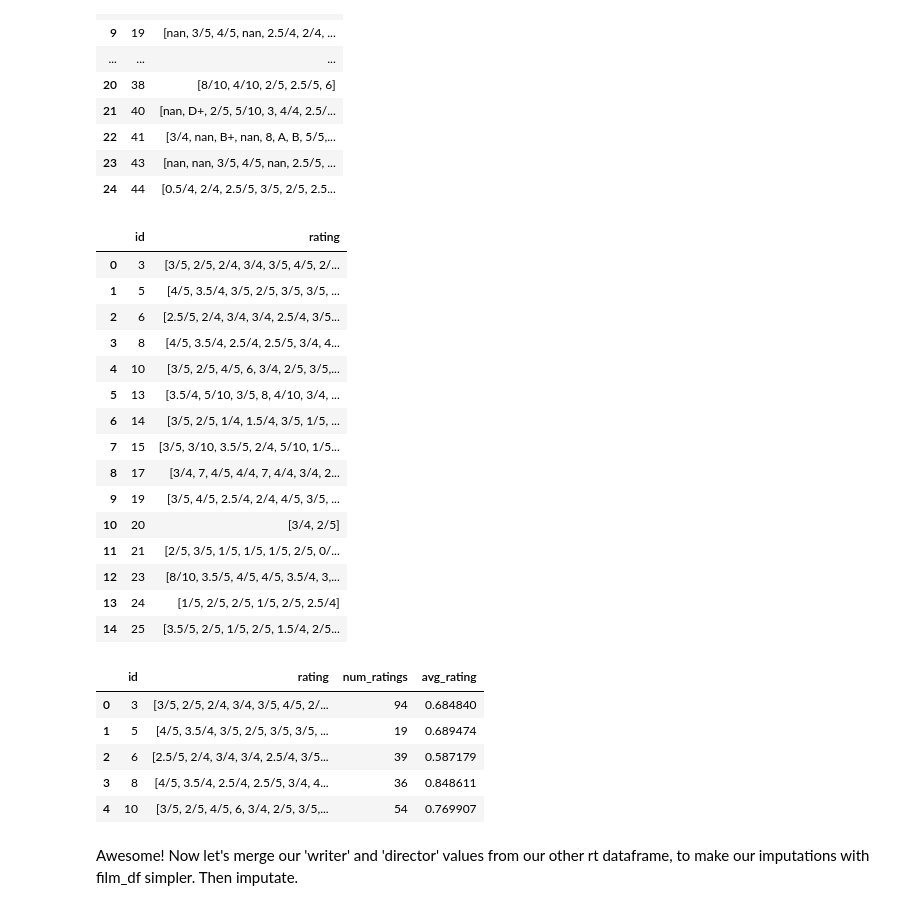
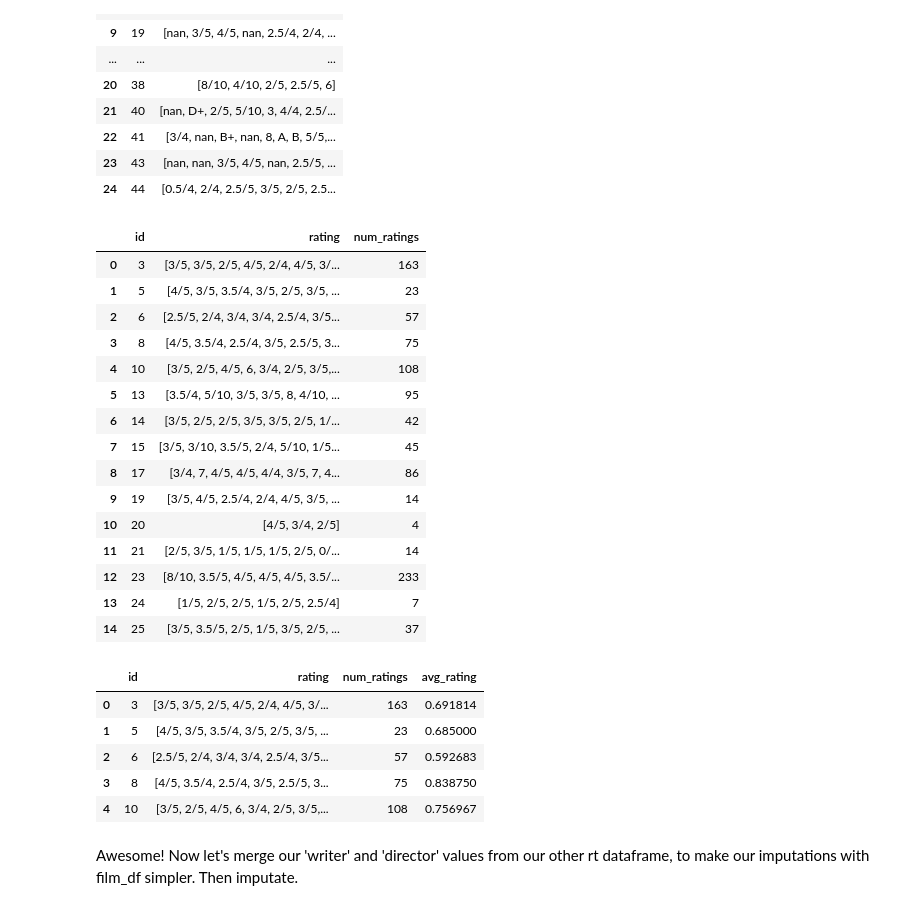
Before and after one commit to emmascotson/Movie-Data-Analysis, a Jupyter notebook: notebooks/exploratory.ipynb, the cells around one changed output. Cells and saved outputs as stored; diff of their text form; code cells hidden in the pictures.

Commit message:
adding actors and editing ratings code to fix new errors that came when running all

```diff
--- a/notebooks/exploratory.ipynb
+++ b/notebooks/exploratory.ipynb
@@ -2214,31 +2214,59 @@ ratings_by_id.head(25)
 | 23 | 43 | [nan, nan, 3/5, 4/5, nan, 2.5/5, ... |
 | 24 | 44 | [0.5/4, 2/4, 2.5/5, 3/5, 2/5, 2.5... |
 # %%
-#Lots of non-numerical values, let's filter them out
+#Lots of non-numerical values, let's filter them out, and convert letters to numbers where possible
 def filter_numeric(values):
-    filtered_values = [value for value in values if pd.api.types.is_numeric_dtype(type(value)) or (isinstance(value, str) and any(char.isdigit() for char in value))]
-    return [value for value in values if not pd.isna(value)]
+    filtered_values = []
+    for value in values:
+        if pd.isna(value):
+            continue
+
+        if pd.api.types.is_numeric_dtype(type(value)):
+            filtered_values.append(value)
+            continue
+
+        if isinstance(value, str):
+            value = value.replace('-', '').replace('+', '')
+            if any(char.isdigit() for char in value):
+                filtered_values.append(value)
+                continue
+
+            letter_grade = value.strip().upper()
+
+        #Map letters to corresponding numerical grades
+            if letter_grade == 'A':
+                filtered_values.append('5/5')
+            elif letter_grade == 'B':
+                filtered_values.append('4/5')
+            elif letter_grade == 'C':
+                filtered_values.append('3/5')
+            elif letter_grade == 'D':
+                filtered_values.append('2/5')
+            elif letter_grade == 'F':
+                filtered_values.append('1/5')
+
+    return filtered_values
 
 ratings_by_id['rating'] = ratings_by_id['rating'].apply(filter_numeric)
 
 ratings_by_id.head(15)
 # %% [output]
-|  | id | rating |
-| 0 | 3 | [3/5, 2/5, 2/4, 3/4, 3/5, 4/5, 2/... |
-| 1 | 5 | [4/5, 3.5/4, 3/5, 2/5, 3/5, 3/5, ... |
-| 2 | 6 | [2.5/5, 2/4, 3/4, 3/4, 2.5/4, 3/5... |
-| 3 | 8 | [4/5, 3.5/4, 2.5/4, 2.5/5, 3/4, 4... |
-| 4 | 10 | [3/5, 2/5, 4/5, 6, 3/4, 2/5, 3/5,... |
-| 5 | 13 | [3.5/4, 5/10, 3/5, 8, 4/10, 3/4, ... |
-| 6 | 14 | [3/5, 2/5, 1/4, 1.5/4, 3/5, 1/5, ... |
-| 7 | 15 | [3/5, 3/10, 3.5/5, 2/4, 5/10, 1/5... |
-| 8 | 17 | [3/4, 7, 4/5, 4/4, 7, 4/4, 3/4, 2... |
-| 9 | 19 | [3/5, 4/5, 2.5/4, 2/4, 4/5, 3/5, ... |
-| 10 | 20 | [3/4, 2/5] |
-| 11 | 21 | [2/5, 3/5, 1/5, 1/5, 1/5, 2/5, 0/... |
-| 12 | 23 | [8/10, 3.5/5, 4/5, 4/5, 3.5/4, 3,... |
-| 13 | 24 | [1/5, 2/5, 2/5, 1/5, 2/5, 2.5/4] |
-| 14 | 25 | [3.5/5, 2/5, 1/5, 2/5, 1.5/4, 2/5... |
+|  | id | rating | num_ratings |
+| 0 | 3 | [3/5, 3/5, 2/5, 4/5, 2/4, 4/5, 3/... | 163 |
+| 1 | 5 | [4/5, 3/5, 3.5/4, 3/5, 2/5, 3/5, ... | 23 |
+| 2 | 6 | [2.5/5, 2/4, 3/4, 3/4, 2.5/4, 3/5... | 57 |
+| 3 | 8 | [4/5, 3.5/4, 2.5/4, 3/5, 2.5/5, 3... | 75 |
+| 4 | 10 | [3/5, 2/5, 4/5, 6, 3/4, 2/5, 3/5,... | 108 |
+| 5 | 13 | [3.5/4, 5/10, 3/5, 3/5, 8, 4/10, ... | 95 |
+| 6 | 14 | [3/5, 2/5, 2/5, 3/5, 3/5, 2/5, 1/... | 42 |
+| 7 | 15 | [3/5, 3/10, 3.5/5, 2/4, 5/10, 1/5... | 45 |
+| 8 | 17 | [3/4, 7, 4/5, 4/5, 4/4, 3/5, 7, 4... | 86 |
+| 9 | 19 | [3/5, 4/5, 2.5/4, 2/4, 4/5, 3/5, ... | 14 |
+| 10 | 20 | [4/5, 3/4, 2/5] | 4 |
+| 11 | 21 | [2/5, 3/5, 1/5, 1/5, 1/5, 2/5, 0/... | 14 |
+| 12 | 23 | [8/10, 3.5/5, 4/5, 4/5, 4/5, 3.5/... | 233 |
+| 13 | 24 | [1/5, 2/5, 2/5, 1/5, 2/5, 2.5/4] | 7 |
+| 14 | 25 | [3/5, 3.5/5, 2/5, 1/5, 3/5, 2/5, ... | 37 |
 # %%
 #Create column of num_ratings
 def count_ratings(values):
@@ -2274,11 +2302,11 @@ ratings_by_id['avg_rating'] = ratings_by_id['rating'].apply(avg_ratings)
 ratings_by_id.head()
 # %% [output]
 |  | id | rating | num_ratings | avg_rating |
-| 0 | 3 | [3/5, 2/5, 2/4, 3/4, 3/5, 4/5, 2/... | 94 | 0.684840 |
-| 1 | 5 | [4/5, 3.5/4, 3/5, 2/5, 3/5, 3/5, ... | 19 | 0.689474 |
-| 2 | 6 | [2.5/5, 2/4, 3/4, 3/4, 2.5/4, 3/5... | 39 | 0.587179 |
-| 3 | 8 | [4/5, 3.5/4, 2.5/4, 2.5/5, 3/4, 4... | 36 | 0.848611 |
-| 4 | 10 | [3/5, 2/5, 4/5, 6, 3/4, 2/5, 3/5,... | 54 | 0.769907 |
+| 0 | 3 | [3/5, 3/5, 2/5, 4/5, 2/4, 4/5, 3/... | 163 | 0.691814 |
+| 1 | 5 | [4/5, 3/5, 3.5/4, 3/5, 2/5, 3/5, ... | 23 | 0.685000 |
+| 2 | 6 | [2.5/5, 2/4, 3/4, 3/4, 2.5/4, 3/5... | 57 | 0.592683 |
+| 3 | 8 | [4/5, 3.5/4, 2.5/4, 3/5, 2.5/5, 3... | 75 | 0.838750 |
+| 4 | 10 | [3/5, 2/5, 4/5, 6, 3/4, 2/5, 3/5,... | 108 | 0.756967 |
 # %% [markdown]
 Awesome! Now let's merge our 'writer' and 'director' values from our other rt dataframe, to make our imputations with film_df simpler. Then imputate.
 # %%
```
Also changed, not shown: parts of 7 cells of this notebook.
